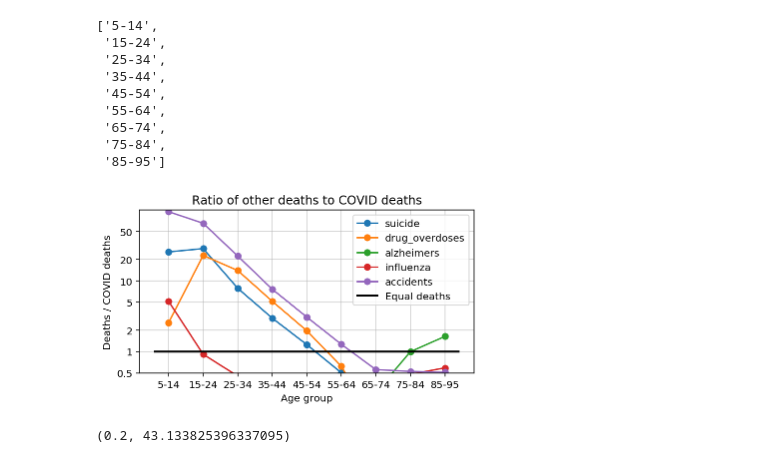
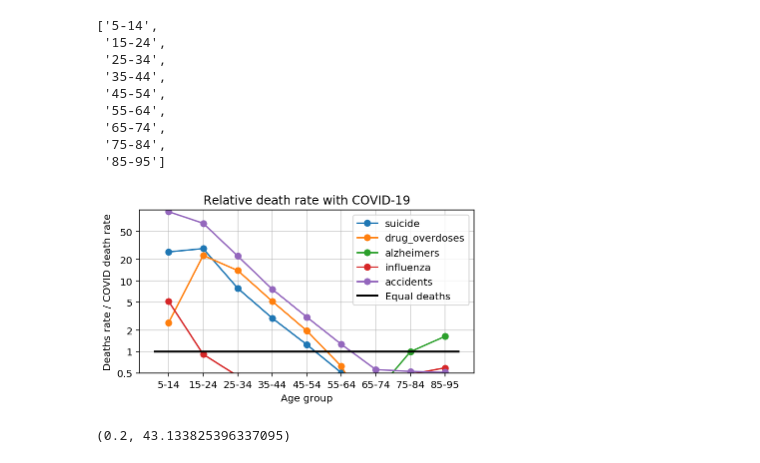
Before and after one commit to stsievert/covid-19, a Jupyter notebook: comparisons/US-death-rates.ipynb, the cells around one changed output. Drawn from its saved outputs; the diff is of its cells as text; code cells hidden in the pictures.

```diff
--- a/comparisons/US-death-rates.ipynb
+++ b/comparisons/US-death-rates.ipynb
@@ -165,35 +180,35 @@ show = deaths2.reset_index().melt(id_vars="age", var_name="reason", value_name="
 # %%
 import seaborn as sns
 
 w = 3
 fig, ax = plt.subplots(figsize=(2.0 * w, w))
 show = ["suicide", "drug_overdoses", "alzheimers", "influenza", "accidents"]# "alcohol induced causes"]
 
 # show = ["suicide", "drug_overdoses", "influenza", "accidents"]
 # ax = deaths2[show].plot(style="o-", ax=ax)
 
 for s in show:
     t = deaths2[s]
     ax.plot(t.index, t, "o-", label=s)
 
 ax.plot(ax.get_xlim(), [1, 1], "black", linewidth=2, label="Equal deaths")
 ax.legend(loc="best")
 ax.grid(alpha=0.6)
 ax.set_xlabel("Age")
-ax.set_title("Ratio of other deaths to COVID deaths")
+ax.set_title("Relative death rate with COVID-19")
 ax.set_xlabel("Age group")
-ax.set_ylabel("Deaths / COVID deaths")
+ax.set_ylabel("Deaths rate / COVID death rate")
 ax.set_ylim(0.5, None)
 ax.set_yscale("log", basey=2)
 
 # yticks = [1] + [20 * i for i in range(50)]
 yticks = [[1 * 10**i, 2 * 10**i, 5 * 10**i] for i in range(-10, 10)]
 yticks = sum(yticks, [])
 ax.yaxis.set_major_locator(plt.FixedLocator(yticks))
 ax.yaxis.set_major_formatter(plt.FuncFormatter(lambda x, _: int(x) if x >= 1 else float(x)))
 fig.savefig("imgs/us-death-rates-covid.png", dpi=300, bbox_inches="tight")
 # %% [output]
-[figure, old version]
+[figure, new version]
 # %%
 import seaborn as sns
 
```
Also changed, not shown: parts of 5 cells of this notebook, 4 other files.
